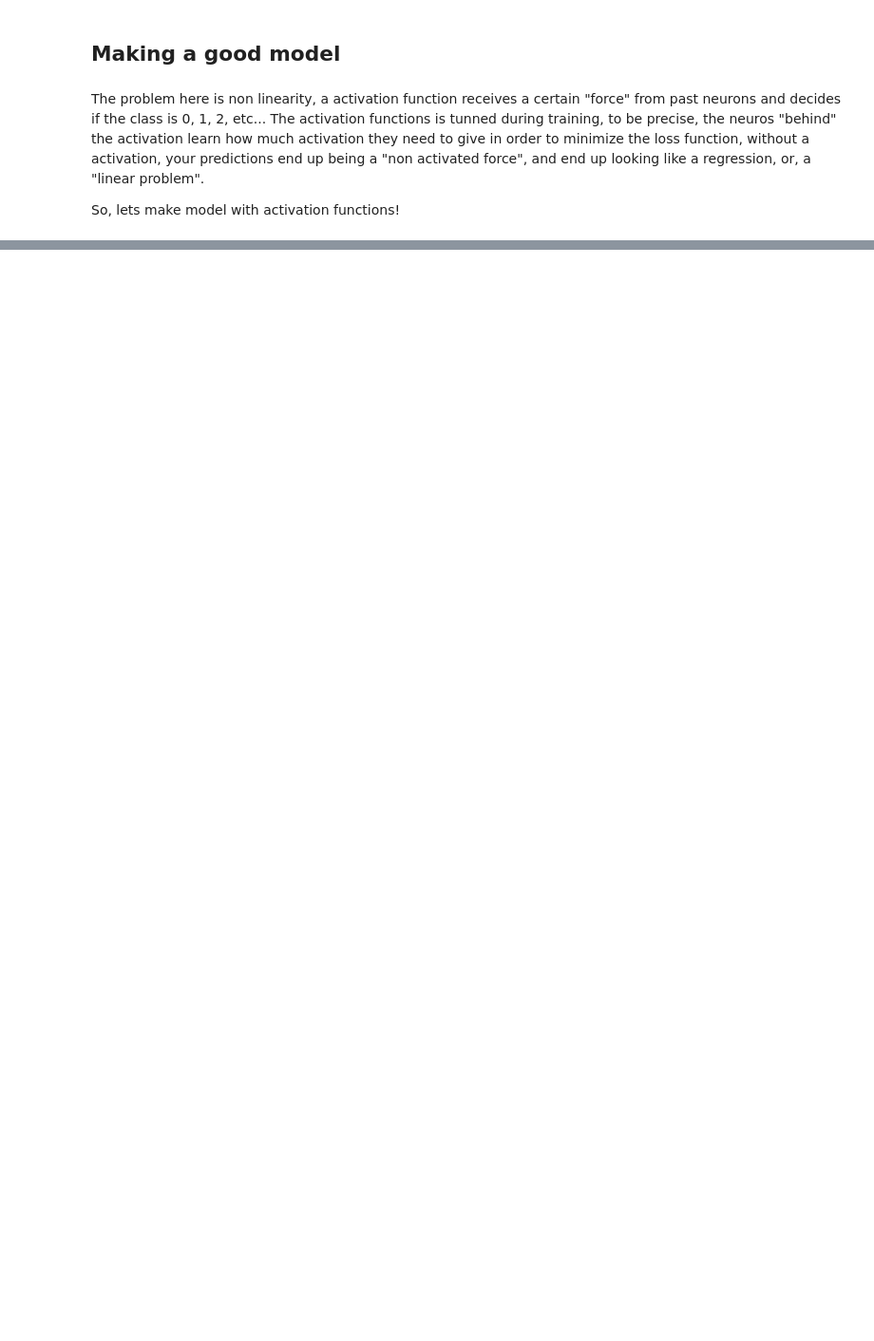
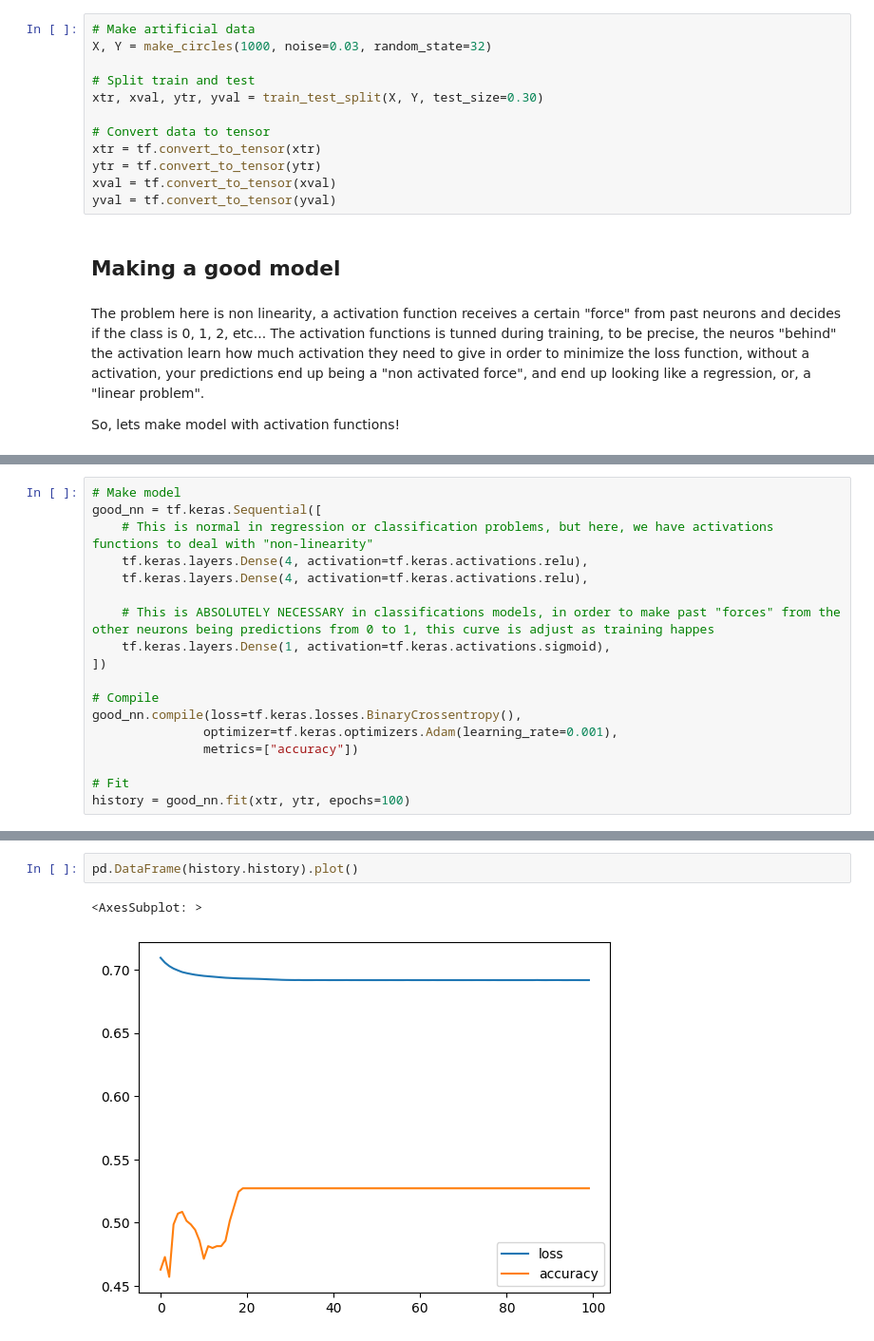
Before and after one commit to PedroCtba/tensorflow-certification-course, a Jupyter notebook: notebooks/02_Classification.ipynb, the cells around one changed output, grey strips where cells are left out. Shown at 95% size. Cells and saved outputs as stored; diff of their text form; blank space fills up the shorter version.

Commit message:
build: classification notebook almost done

```diff
--- a/notebooks/02_Classification.ipynb
+++ b/notebooks/02_Classification.ipynb
@@ -267,3 +24,15 @@ model_3.evaluate(tf.expand_dims(xte, axis=-1), yte)
+# %%
+# Make artificial data
+X, Y = make_circles(1000, noise=0.03, random_state=32)
+
+# Split train and test
+xtr, xval, ytr, yval = train_test_split(X, Y, test_size=0.30)
+
+# Convert data to tensor
+xtr = tf.convert_to_tensor(xtr)
+ytr = tf.convert_to_tensor(ytr)
+xval = tf.convert_to_tensor(xval)
+yval = tf.convert_to_tensor(yval)
 # %% [markdown]
 ## Making a good model
 # %% [markdown]
@@ -374,0 +42,18 @@ plt.plot(d);
+# %%
+# Make model
+good_nn = tf.keras.Sequential([
+    # This is normal in regression or classification problems, but here, we have activations functions to deal with "non-linearity"
+    tf.keras.layers.Dense(4, activation=tf.keras.activations.relu),
+    tf.keras.layers.Dense(4, activation=tf.keras.activations.relu),
+
+    # This is ABSOLUTELY NECESSARY in classifications models, in order to make past "forces" from the other neurons being predictions from 0 to 1, this curve is adjust as training happes
+    tf.keras.layers.Dense(1, activation=tf.keras.activations.sigmoid),
+])
+
+# Compile
+good_nn.compile(loss=tf.keras.losses.BinaryCrossentropy(),
+               optimizer=tf.keras.optimizers.Adam(learning_rate=0.001),
+               metrics=["accuracy"])
+
+# Fit
+history = good_nn.fit(xtr, ytr, epochs=100)
@@ -374,0 +96,5 @@ plt.plot(d);
+# %%
+pd.DataFrame(history.history).plot()
+# %% [output]
+<AxesSubplot: >
+[figure, added]
```
Also changed, not shown: parts of 83 cells of this notebook.
